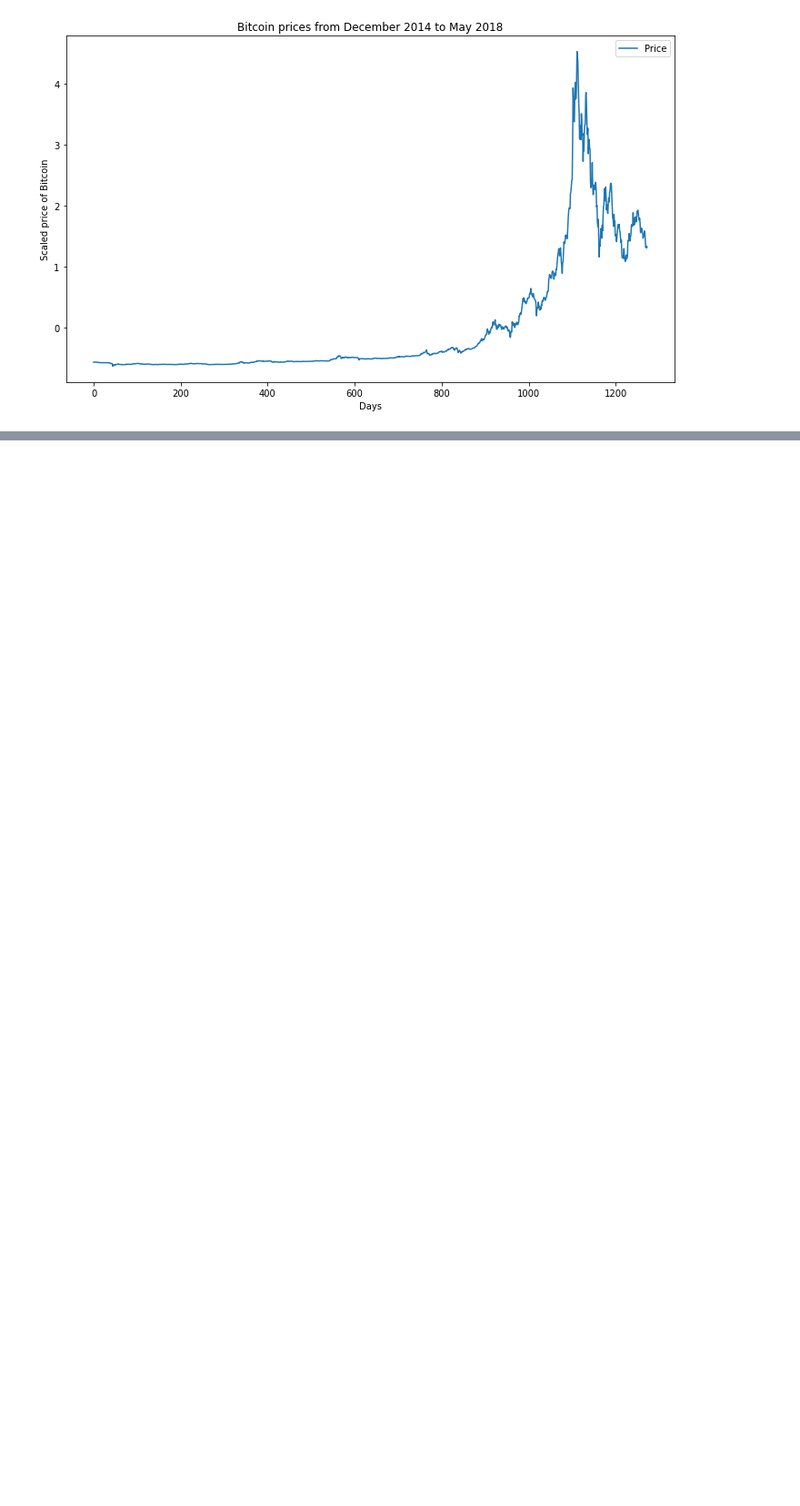
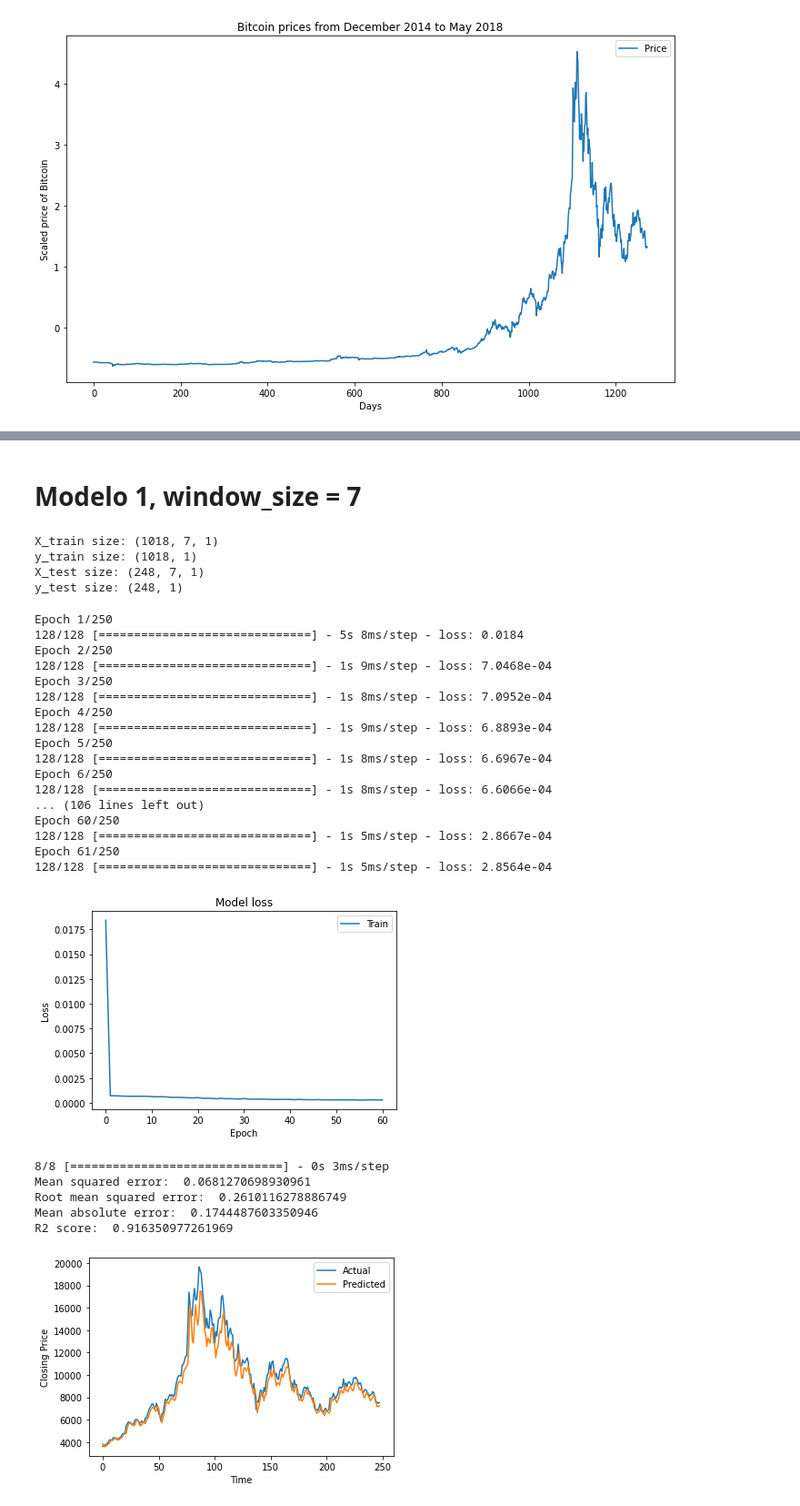
Before and after one commit to ViniciusPrincipe/BitcoinPrediction-LSTM, a Jupyter notebook: BtcLSTM.ipynb, the cells around one changed output, grey strips where cells are left out. Shown at 91% size. Cells and saved outputs as stored; diff of their text form; code cells hidden in the pictures; blank space fills up the shorter version.

```diff
--- a/BtcLSTM.ipynb
+++ b/BtcLSTM.ipynb
@@ -595,12 +53,0 @@ R2 score:  -0.358457761212875
-# %%
-model6 = Sequential()
-model6.add(LSTM(150, input_shape=(window_size, 1)))
-model6.add(Dropout(0.1))
-model6.add(Dense(1))
-
-optimizer = keras.optimizers.Adam()
-model6.compile(loss='mean_squared_error', optimizer= optimizer)
-
-history = model6.fit(x_train, y_train, epochs=250, batch_size=8,validation_data = (x_val,y_val),callbacks=[early_stop_val,early_stop_train])
-plot_history(history)
-model_evaluation(model6,x_test,y_test)
@@ -633,0 +79,65 @@ Fiquei um pouco desconfiado por conta da grande diferença de loss entre treino
+# %%
+def plot_history(history):
+  # Plot training & validation loss values
+  plt.plot(history.history['loss'])
+  plt.title('Model loss')
+  plt.ylabel('Loss')
+  plt.xlabel('Epoch')
+  plt.legend(['Train'], loc='upper right')
+  plt.show()
+# %%
+#Configuração para todos treinamentos
+early_stop_train = EarlyStopping(monitor = 'loss',patience = 5)
+# %% [markdown]
+# Modelo 1, window_size = 7
+# %%
+#Criando datasets usando uma janela com 7 pontos
+window_size = 7
+x, y = window_data(scaled_data, window_size)
+x_train, x_test = np.array(x[:1018]),np.array(x[1018:])
+y_train, y_test = np.array(y[:1018]), np.array(y[1018:])
+
+print("X_train size: {}".format(x_train.shape))
+print("y_train size: {}".format(y_train.shape))
+print("X_test size: {}".format(x_test.shape))
+print("y_test size: {}".format(y_test.shape))
+# %% [output]
+X_train size: (1018, 7, 1)
+y_train size: (1018, 1)
+X_test size: (248, 7, 1)
+y_test size: (248, 1)
+# %%
+model = Sequential()
+model.add(LSTM(50, input_shape=(window_size, 1)))
+model.add(Dense(1))
+optimizer = keras.optimizers.Adam()
+model.compile(loss='mean_squared_error', optimizer= optimizer)
+
+history = model.fit(x_train, y_train, epochs=250, batch_size=8,callbacks=[early_stop_train])
+plot_history(history)
+model_evaluation(model,x_test,y_test)
+# %% [output]
+Epoch 1/250
+128/128 [==============================] - 5s 8ms/step - loss: 0.0184
+Epoch 2/250
+128/128 [==============================] - 1s 9ms/step - loss: 7.0468e-04
+Epoch 3/250
+128/128 [==============================] - 1s 8ms/step - loss: 7.0952e-04
+Epoch 4/250
+128/128 [==============================] - 1s 9ms/step - loss: 6.8893e-04
+Epoch 5/250
+128/128 [==============================] - 1s 8ms/step - loss: 6.6967e-04
+Epoch 6/250
+128/128 [==============================] - 1s 8ms/step - loss: 6.6066e-04
+... (106 lines left out)
+Epoch 60/250
+128/128 [==============================] - 1s 5ms/step - loss: 2.8667e-04
+Epoch 61/250
+128/128 [==============================] - 1s 5ms/step - loss: 2.8564e-04
+[figure, added]
+8/8 [==============================] - 0s 3ms/step
+Mean squared error:  0.0681270698930961
+Root mean squared error:  0.2610116278886749
+Mean absolute error:  0.1744487603350946
+R2 score:  0.916350977261969
+[figure, added]
```
Also changed, not shown: parts of 62 cells of this notebook.
